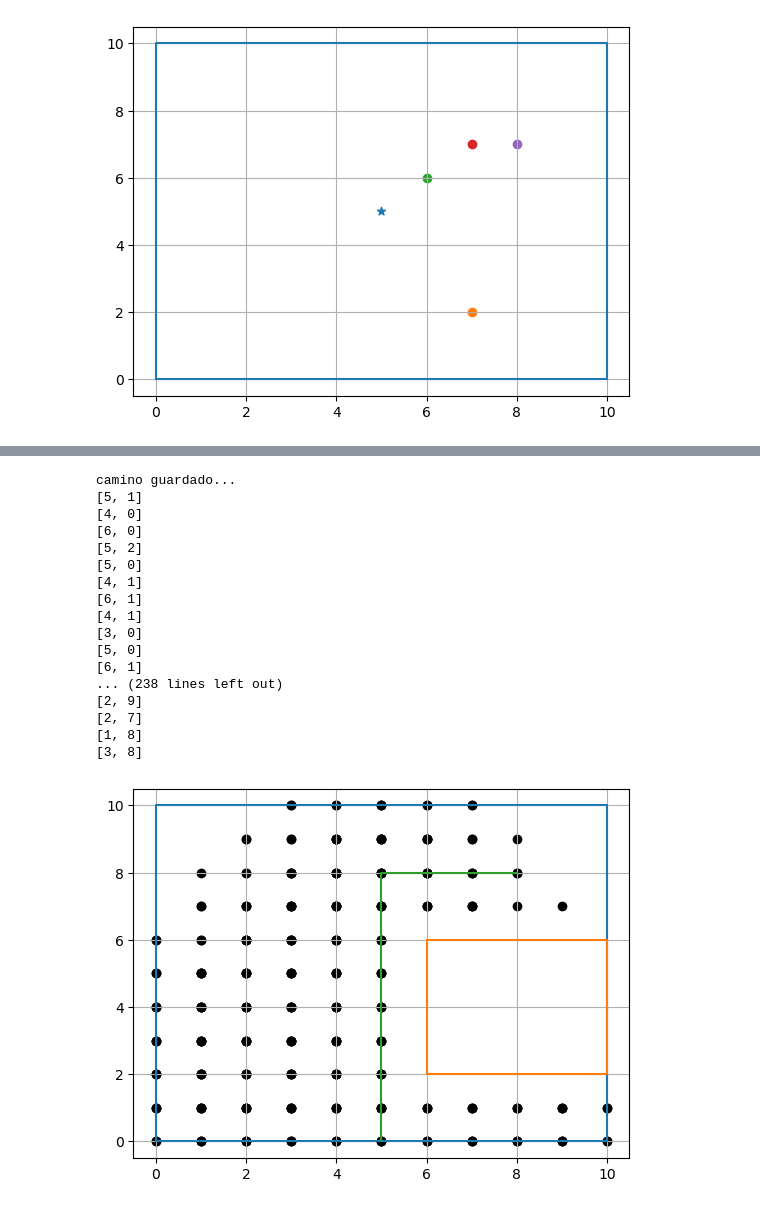
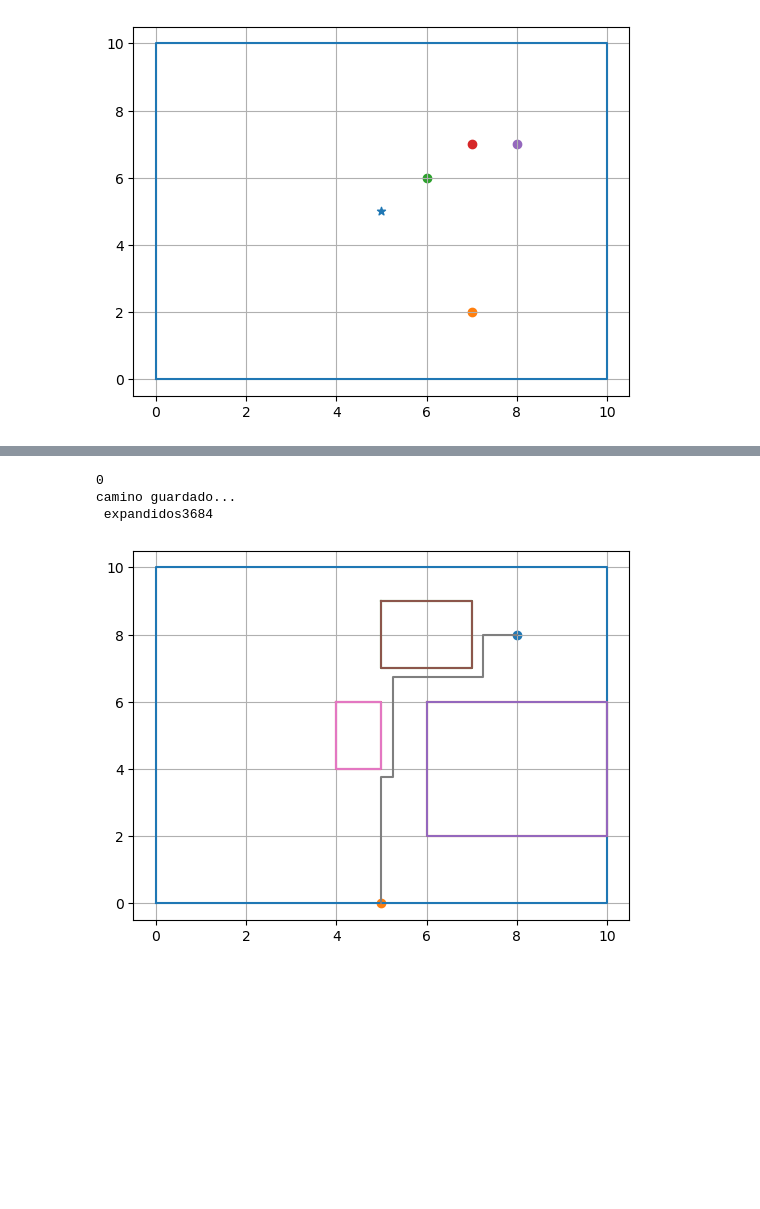
Before and after one commit to ElCamacho05/INTRO_IA_CAMACHO, a Jupyter notebook: ejercicio29-04.ipynb, the cells around one changed output, grey strips where cells are left out. Drawn from its saved outputs; the diff is of its cells as text; code cells hidden in the pictures; blank space fills up the shorter version.

```diff
--- a/ejercicio29-04.ipynb
+++ b/ejercicio29-04.ipynb
@@ -72,6 +70,7 @@ def es_punto_valido(punto, obstaculos, limites):
     return False
 
 expandidos = []
+mov = 0.25
 
 class Nodo():
     def __init__(self, pos, papa = None):
@@ -85,19 +84,19 @@ class Nodo():
 
         # uno arriba
         pos_arriba = self.pos[:]
-        pos_arriba[1] += 1
+        pos_arriba[1] += mov
 
         # uno abajo
         pos_abajo = self.pos[:]
-        pos_abajo[1] -= 1
+        pos_abajo[1] -= mov
 
         # uno izq
         pos_izq = self.pos[:]
-        pos_izq [0] -= 1
+        pos_izq [0] -= mov
 
         # uno der
         pos_der = self.pos[:]
-        pos_der[0] += 1
+        pos_der[0] += mov
 
         # diagonales
 
@@ -228,12 +227,19 @@ expandidos = []
 # %%
 wall_E = Robot([5,0])
 wall_E.agrega_obstaculo(Obstaculo([6,6],[10,2]))
+wall_E.agrega_obstaculo(Obstaculo([5,9],[7,7]))
+wall_E.agrega_obstaculo(Obstaculo([4,6],[5,4]))
+
+
 dibujar([8,8])
-wall_E.obstaculos[0].dibuja()
+for obstaculo in wall_E.obstaculos:
+    obstaculo.dibuja()
 wall_E.plot_robot()
+print(len(expandidos))
 wall_E.BPP(meta=[8,8])
 plt.plot(wall_E.trajectory[0::2], wall_E.trajectory[1::2])
-for p in expandidos:
-    print(p.pos)
-    plt.scatter(p.pos[0], p.pos[1], c="k")
+# for p in expandidos:
+#     plt.scatter(p.pos[0], p.pos[1], c="k")
+
+print(f" expandidos{len(expandidos)}")
 # %% [output]
@@ -258,31 +249,24 @@ for p in expandidos:
 # %%
 expandidos = []
 wall_E2 = Robot([5,0])
 wall_E2.agrega_obstaculo(Obstaculo([6,6],[10,2]))
+wall_E2.agrega_obstaculo(Obstaculo([5,9],[7,7]))
+wall_E2.agrega_obstaculo(Obstaculo([4,6],[5,4]))
+
 dibujar([8,8])
-wall_E2.obstaculos[0].dibuja()
+for obstaculo in wall_E2.obstaculos:
+    obstaculo.dibuja()
 wall_E2.plot_robot()
+print(len(expandidos))
 wall_E2.BPA(meta=[8,8])
 plt.plot(wall_E2.trajectory[0::2], wall_E2.trajectory[1::2])
-for p in expandidos:
-    print(p.pos)
-    plt.scatter(p.pos[0], p.pos[1], c="k")
+
+# for p in expandidos:
+#     plt.scatter(p.pos[0], p.pos[1], c="k")
+
+print(f" expandidos{len(expandidos)}")
 # %% [output]
+0
 camino guardado...
-[5, 1]
-[4, 0]
-[6, 0]
-[5, 2]
-[5, 0]
-[4, 1]
-[6, 1]
-[4, 1]
-[3, 0]
-[5, 0]
-[6, 1]
-... (238 lines left out)
-[2, 9]
-[2, 7]
-[1, 8]
-[3, 8]
+ expandidos3684
-[figure, old version]
+[figure, new version]
```
Also changed, not shown: parts of 2 cells of this notebook.
